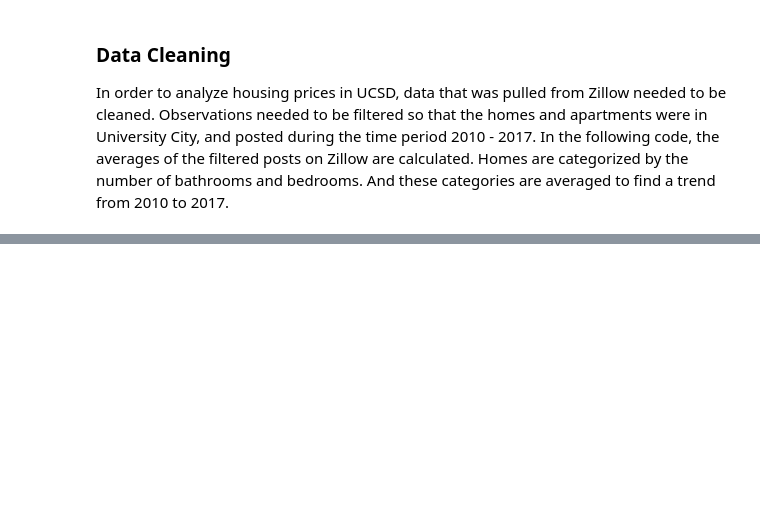
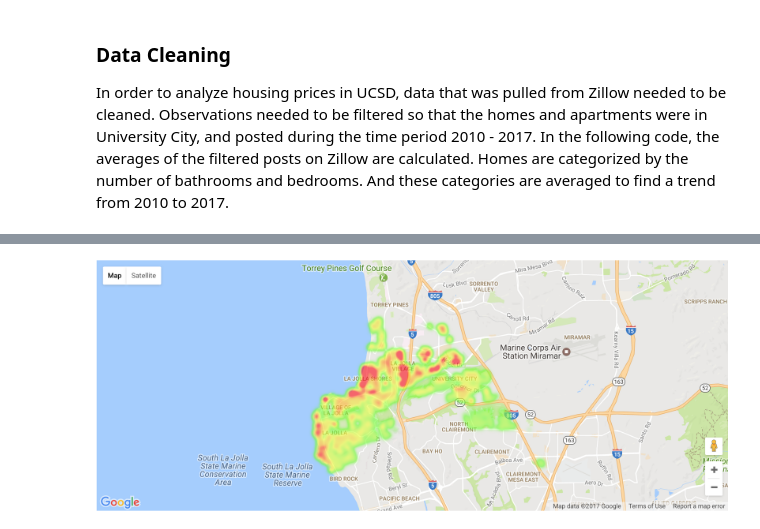
Before and after one commit to CheLinHuang/UCSD-Housing-Cost, a Jupyter notebook: FinalProject.ipynb, the cells around one changed output, grey strips where cells are left out. Saved outputs shown, nothing was run; the diff lists cells and outputs as text; code cells hidden in the pictures; blank space fills up the shorter version.

```diff
--- a/FinalProject.ipynb
+++ b/FinalProject.ipynb
@@ -380,0 +488,5 @@ for item in ([ag.title, ag.xaxis.label, ag.yaxis.label] +
+# %%
+from IPython.display import Image
+Image(filename='map.png')
+# %% [output]
+[figure, added]
```
Also changed, not shown: parts of 17 cells of this notebook.
